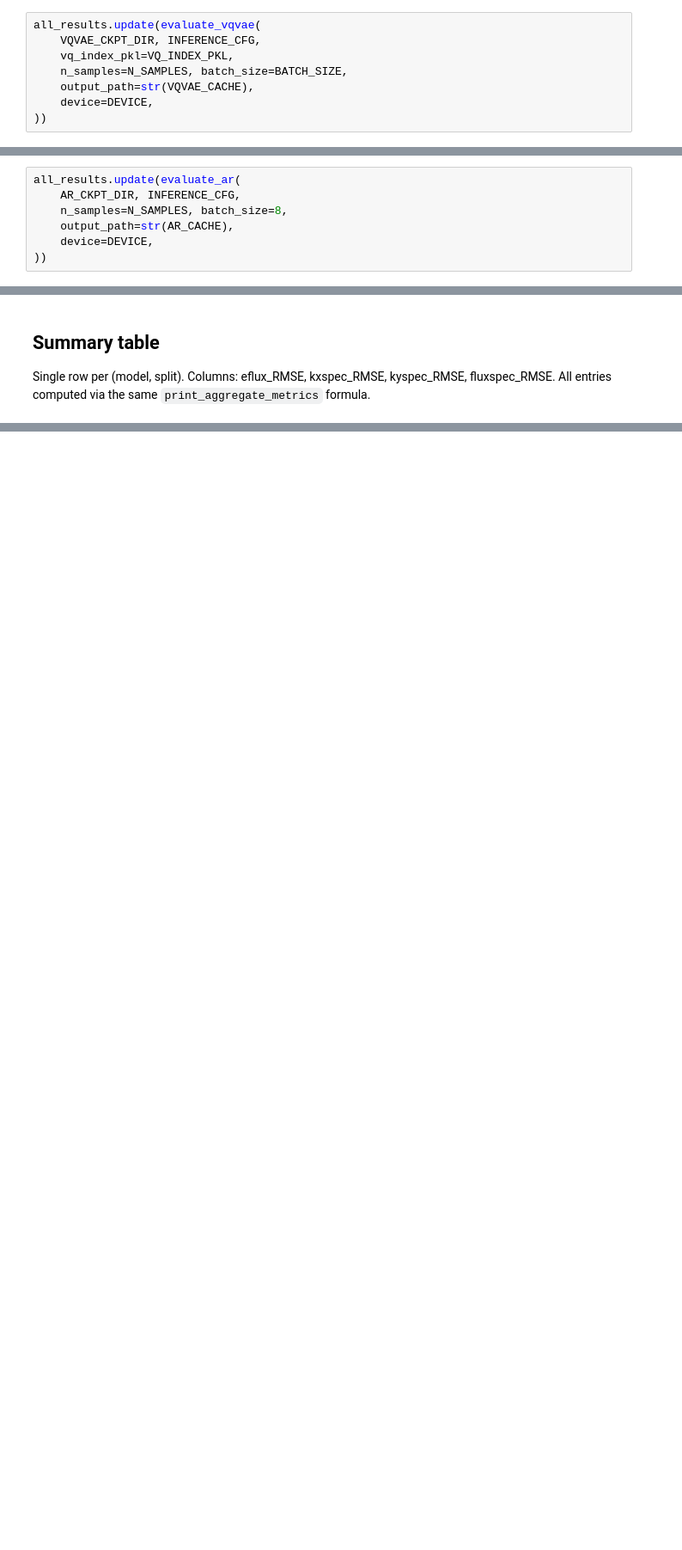
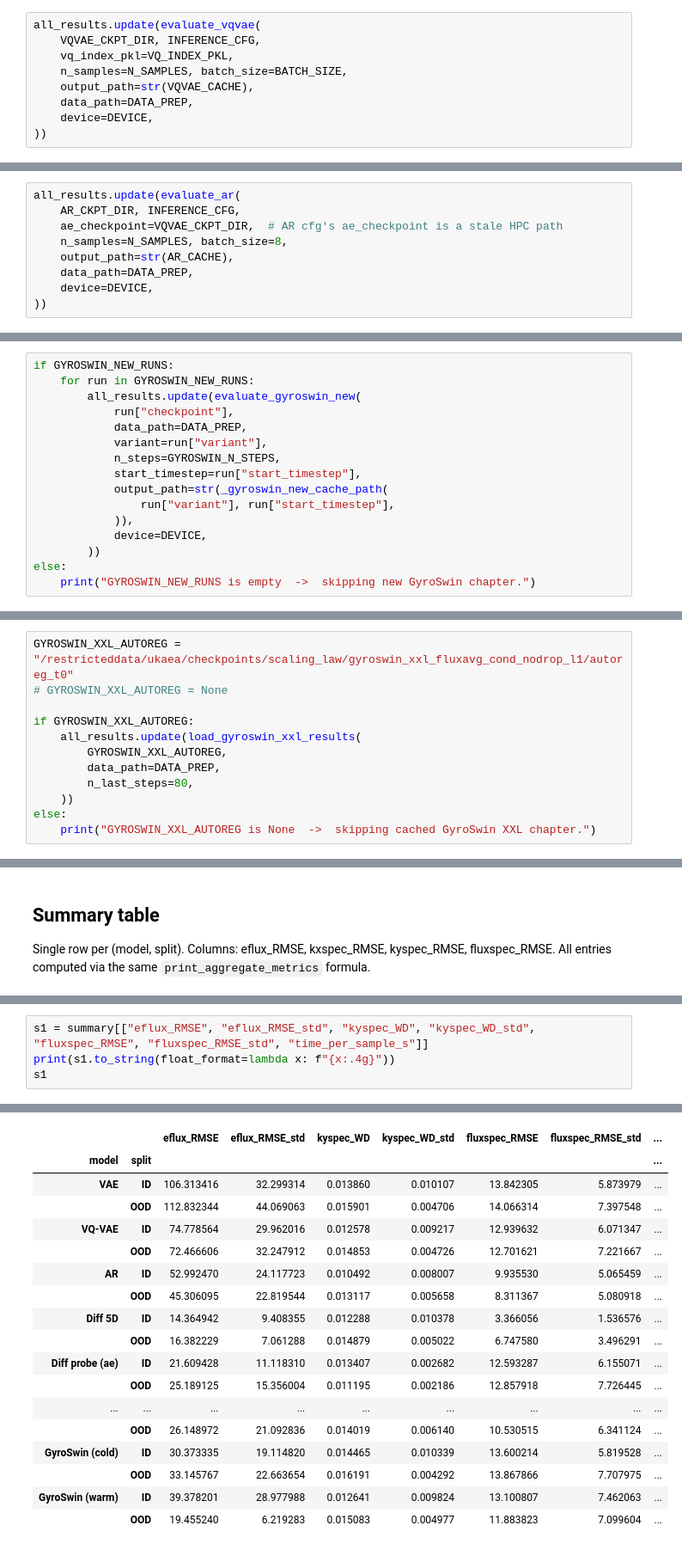
Before and after one commit to ml-jku/neural-gyrokinetics, a Jupyter notebook: notebooks/neurips_generate_table1.ipynb, the cells around one changed output, grey strips where cells are left out. Shown at 86% size. Drawn from its saved outputs; the diff is of its cells as text; blank space fills up the shorter version.

```diff
--- a/notebooks/neurips_generate_table1.ipynb
+++ b/notebooks/neurips_generate_table1.ipynb
@@ -105,6 +171,7 @@ all_results.update(evaluate_vqvae(
     vq_index_pkl=VQ_INDEX_PKL,
     n_samples=N_SAMPLES, batch_size=BATCH_SIZE,
     output_path=str(VQVAE_CACHE),
+    data_path=DATA_PREP,
     device=DEVICE,
 ))
 # %% [output]
@@ -119,8 +186,10 @@ all_results.update(evaluate_vqvae(
 # %%
 all_results.update(evaluate_ar(
     AR_CKPT_DIR, INFERENCE_CFG,
+    ae_checkpoint=VQVAE_CKPT_DIR,  # AR cfg's ae_checkpoint is a stale HPC path
     n_samples=N_SAMPLES, batch_size=8,
     output_path=str(AR_CACHE),
+    data_path=DATA_PREP,
     device=DEVICE,
 ))
 # %% [output]
@@ -172,0 +252,16 @@ GYROSWIN_CHECKPOINT is None  ->  skipping GyroSwin chapter.
+# %%
+if GYROSWIN_NEW_RUNS:
+    for run in GYROSWIN_NEW_RUNS:
+        all_results.update(evaluate_gyroswin_new(
+            run["checkpoint"],
+            data_path=DATA_PREP,
+            variant=run["variant"],
+            n_steps=GYROSWIN_N_STEPS,
+            start_timestep=run["start_timestep"],
+            output_path=str(_gyroswin_new_cache_path(
+                run["variant"], run["start_timestep"],
+            )),
+            device=DEVICE,
+        ))
+else:
+    print("GYROSWIN_NEW_RUNS is empty  ->  skipping new GyroSwin chapter.")
@@ -172,0 +293,12 @@ GYROSWIN_CHECKPOINT is None  ->  skipping GyroSwin chapter.
+# %%
+GYROSWIN_XXL_AUTOREG = "/restricteddata/ukaea/checkpoints/scaling_law/gyroswin_xxl_fluxavg_cond_nodrop_l1/autoreg_t0"
+# GYROSWIN_XXL_AUTOREG = None
+
+if GYROSWIN_XXL_AUTOREG:
+    all_results.update(load_gyroswin_xxl_results(
+        GYROSWIN_XXL_AUTOREG,
+        data_path=DATA_PREP,
+        n_last_steps=80,
+    ))
+else:
+    print("GYROSWIN_XXL_AUTOREG is None  ->  skipping cached GyroSwin XXL chapter.")
@@ -211,0 +369,5 @@ Diff probe (gen) ID          18.18         7023         2113          10.89
+# %%
+s1 = summary[["eflux_RMSE", "eflux_RMSE_std", "kyspec_WD", "kyspec_WD_std", "fluxspec_RMSE", "fluxspec_RMSE_std", "time_per_sample_s"]]
+print(s1.to_string(float_format=lambda x: f"{x:.4g}"))
+s1
+# %% [output]
@@ -211,0 +394,18 @@ Diff probe (gen) ID          18.18         7023         2113          10.89
+|  |  | eflux_RMSE | eflux_RMSE_std | kyspec_WD | kyspec_WD_std | fluxspec_RMSE | fluxspec_RMSE_std | ... |
+| model | split |  |  |  |  |  |  | ... |
+| VAE | ID | 106.313416 | 32.299314 | 0.013860 | 0.010107 | 13.842305 | 5.873979 | ... |
+|  | OOD | 112.832344 | 44.069063 | 0.015901 | 0.004706 | 14.066314 | 7.397548 | ... |
+| VQ-VAE | ID | 74.778564 | 29.962016 | 0.012578 | 0.009217 | 12.939632 | 6.071347 | ... |
+|  | OOD | 72.466606 | 32.247912 | 0.014853 | 0.004726 | 12.701621 | 7.221667 | ... |
+| AR | ID | 52.992470 | 24.117723 | 0.010492 | 0.008007 | 9.935530 | 5.065459 | ... |
+|  | OOD | 45.306095 | 22.819544 | 0.013117 | 0.005658 | 8.311367 | 5.080918 | ... |
+| Diff 5D | ID | 14.364942 | 9.408355 | 0.012288 | 0.010378 | 3.366056 | 1.536576 | ... |
+|  | OOD | 16.382229 | 7.061288 | 0.014879 | 0.005022 | 6.747580 | 3.496291 | ... |
+| Diff probe (ae) | ID | 21.609428 | 11.118310 | 0.013407 | 0.002682 | 12.593287 | 6.155071 | ... |
+|  | OOD | 25.189125 | 15.356004 | 0.011195 | 0.002186 | 12.857918 | 7.726445 | ... |
+| ... | ... | ... | ... | ... | ... | ... | ... | ... |
+|  | OOD | 26.148972 | 21.092836 | 0.014019 | 0.006140 | 10.530515 | 6.341124 | ... |
+| GyroSwin (cold) | ID | 30.373335 | 19.114820 | 0.014465 | 0.010339 | 13.600214 | 5.819528 | ... |
+|  | OOD | 33.145767 | 22.663654 | 0.016191 | 0.004292 | 13.867866 | 7.707975 | ... |
+| GyroSwin (warm) | ID | 39.378201 | 28.977988 | 0.012641 | 0.009824 | 13.100807 | 7.462063 | ... |
+|  | OOD | 19.455240 | 6.219283 | 0.015083 | 0.004977 | 11.883823 | 7.099604 | ... |
```
Also changed, not shown: parts of 20 cells of this notebook, 11 other files.
